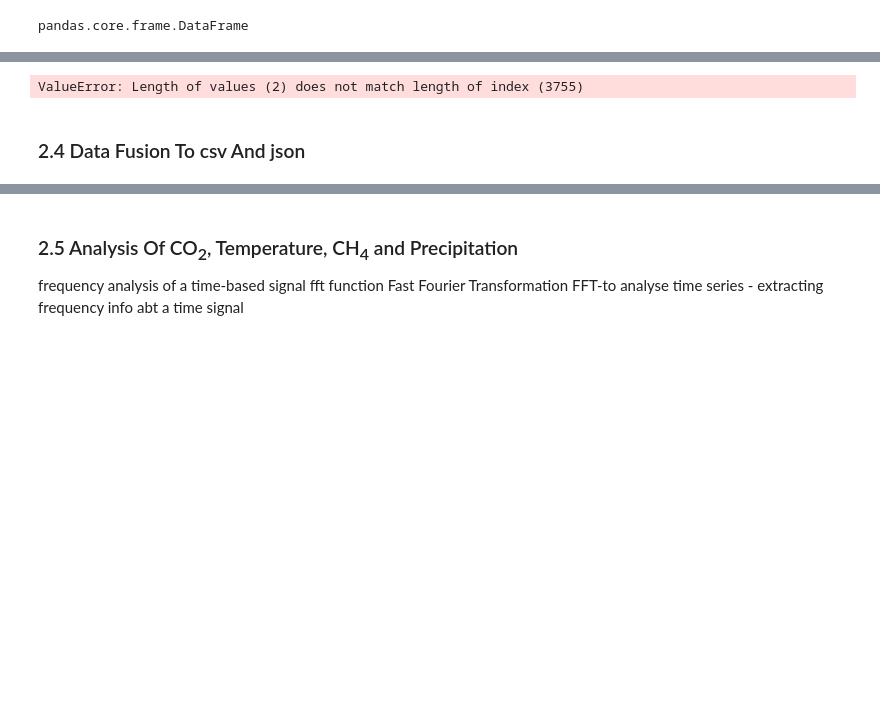
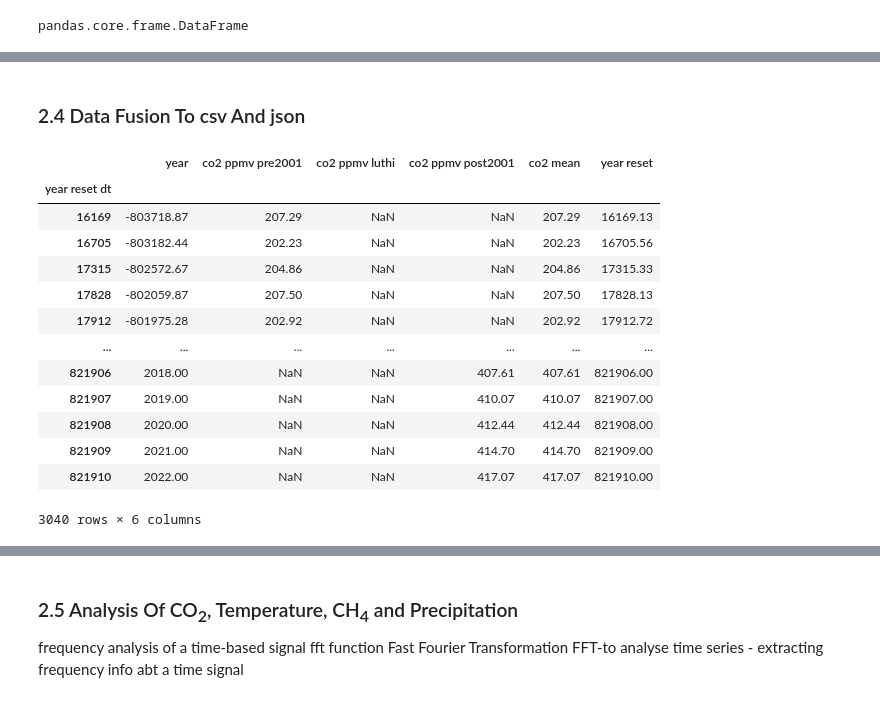
Before and after one commit to nurbujang/2progdaw23, a Jupyter notebook: project2.ipynb, the cells around one changed output, grey strips where cells are left out. Cells and saved outputs as stored; diff of their text form; code cells hidden in the pictures; blank space fills up the shorter version.

Commit message:
set index

```diff
--- a/project2.ipynb
+++ b/project2.ipynb
@@ -334,6 +330,6 @@ df_co2_all_0_2.head(3)
 # %%
 # reset based on 819888 years ago as 0
 
-df_co2_all_0_2['year reset'] = df_co2_all_0_2['year'] + 16,169.13 + np.negative(df_co2_all_0_2['year'].min())
+df_co2_all_0_2['year reset'] = df_co2_all_0_2['year'] + 16169.13 + np.negative(df_co2_all_0_2['year'].min())
 df_co2_all_0_2.head(3)
 # %% [output]
@@ -343,6 +340,3 @@ Year reset column was set as index as shown in Pandas.pydata.org set_index (n.d.
-# %%
-df_co2_all_0_2.set_index('year reset', inplace=True) # set 'year reset' as index
-df_co2_all_0_2.head(3)
 # %% [markdown]
 A lambda function was used to pass a function to another function (Sharma, 2020, GeeksforGeeks, 2020). It was applied on a Pandas.Period with yearly frequency (Pandas.pydata.org Period n.d., Pandas.pydata.org Time series, n.d.).
 # %%
@@ -1302,7 +1474,0 @@ df_irrain_all_0_1.head(3)
-# %%
-# reset based on 819888 years ago as 0
-
-df_irrain_all_0_1['year reset'] = df_irrain_all_0_1['dmy float'] + 818,176.997268 + np.negative(df_irrain_all_0_1['dmy float'].min())
-df_irrain_all_0_1.head(3)
-# %% [output]
-ValueError: Length of values (2) does not match length of index (3755)
@@ -1326,0 +1477,21 @@ df_all = [df_co2_all_0_2[['year', 'co2 mean']],
+# %%
+df_co2_all_0_2#indexed
+#df_temp_allwm # indexed
+# df_ch4_all_0_2 # indexed
+#df_irtemp_all_0_2 # indexed
+#df_irrain_all_0_1 # indexed
+# %% [output]
+|  | year | co2 ppmv pre2001 | co2 ppmv luthi | co2 ppmv post2001 | co2 mean | year reset |
+| year reset dt |  |  |  |  |  |  |
+| 16169 | -803718.87 | 207.29 | NaN | NaN | 207.29 | 16169.13 |
+| 16705 | -803182.44 | 202.23 | NaN | NaN | 202.23 | 16705.56 |
+| 17315 | -802572.67 | 204.86 | NaN | NaN | 204.86 | 17315.33 |
+| 17828 | -802059.87 | 207.50 | NaN | NaN | 207.50 | 17828.13 |
+| 17912 | -801975.28 | 202.92 | NaN | NaN | 202.92 | 17912.72 |
+| ... | ... | ... | ... | ... | ... | ... |
+| 821906 | 2018.00 | NaN | NaN | 407.61 | 407.61 | 821906.00 |
+| 821907 | 2019.00 | NaN | NaN | 410.07 | 410.07 | 821907.00 |
+| 821908 | 2020.00 | NaN | NaN | 412.44 | 412.44 | 821908.00 |
+| 821909 | 2021.00 | NaN | NaN | 414.70 | 414.70 | 821909.00 |
+| 821910 | 2022.00 | NaN | NaN | 417.07 | 417.07 | 821910.00 |
+3040 rows × 6 columns
```
Also changed, not shown: parts of 52 cells of this notebook, 2 other files.
